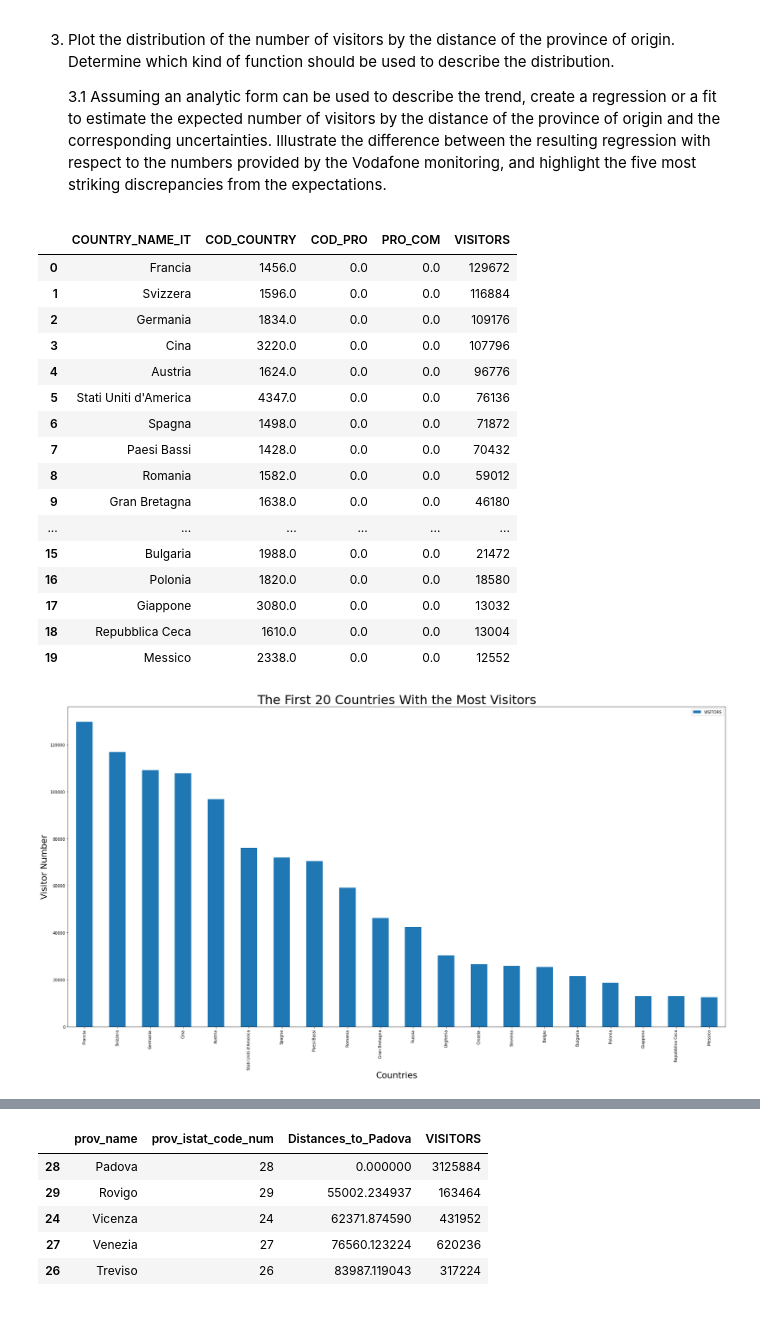
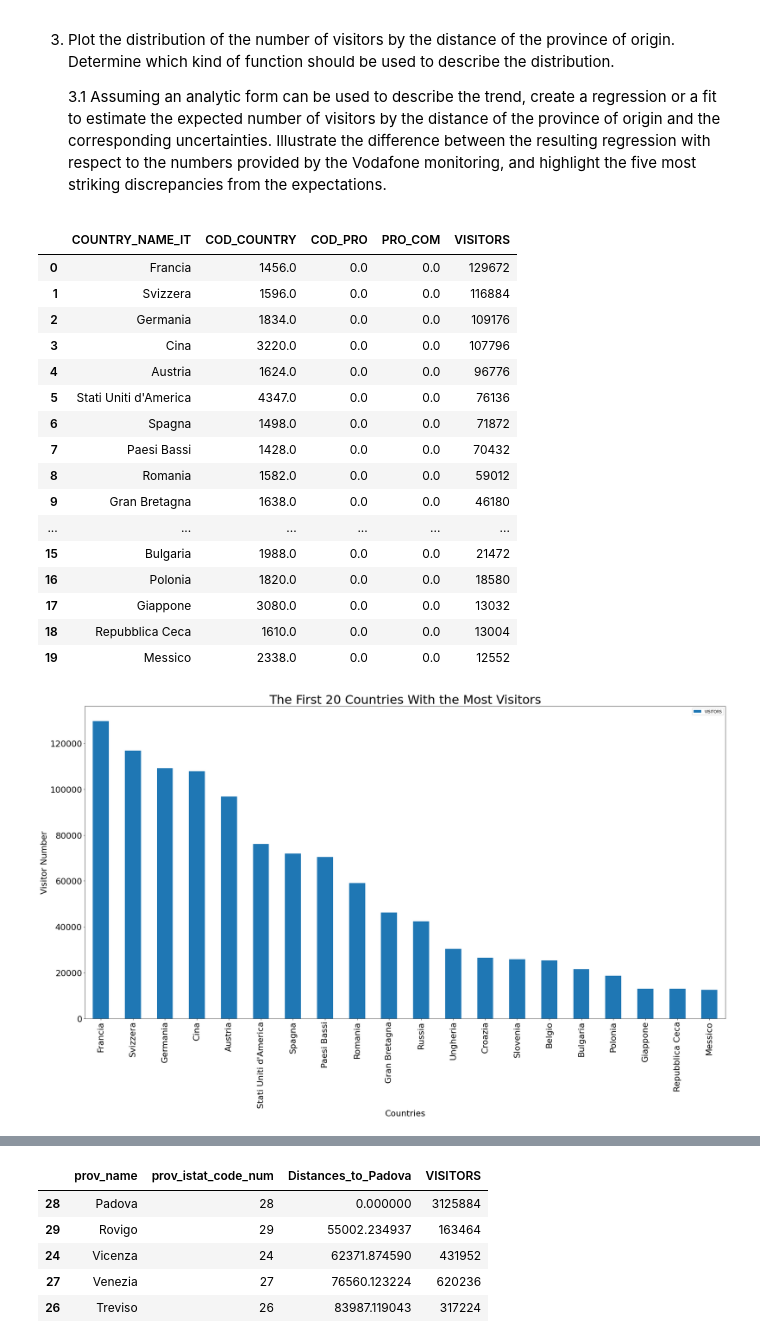
Before and after one commit to mustafaAlgun/Vodafone-Connection-Project, a Jupyter notebook: HLP_Final_Project.ipynb, the cells around one changed output, grey strips where cells are left out. Drawn from its saved outputs; the diff is of its cells as text; code cells hidden in the pictures; blank space fills up the shorter version.

Commit message:
Plot Font size

```diff
--- a/HLP_Final_Project.ipynb
+++ b/HLP_Final_Project.ipynb
@@ -97,35 +97,36 @@ df_day_od_orj = pd.read_csv('day_od.csv',sep=',',encoding='utf-16',header=0)
 # Filtering the foreigners
 df_ranking = df_distinct_users[df_distinct_users['CUST_CLASS']=="foreigner"].merge(df_codici_nazioni)
 # Ranking of foreign visitors
 df_ranking_20 = df_ranking.groupby('COUNTRY_NAME_IT').sum('VISITORS').sort_values(by="VISITORS", ascending=False).head(20)
 df_ranking_20 = df_ranking_20.reset_index()
 
 ax = df_ranking_20.plot.bar(x='COUNTRY_NAME_IT', y='VISITORS',figsize=(30, 15))
 ax.set_title('The First 20 Countries With the Most Visitors', fontdict={'size':32})
 ax.set_ylabel(ylabel='Visitor Number', fontdict={'size':22})
 ax.set_xlabel(xlabel='Countries', fontdict={'size':22})
-
+plt.xticks(fontsize=22)
+plt.yticks(fontsize=22)
 
 df_ranking_20
 # %% [output]
 |  | COUNTRY_NAME_IT | COD_COUNTRY | COD_PRO | PRO_COM | VISITORS |
 | 0 | Francia | 1456.0 | 0.0 | 0.0 | 129672 |
 | 1 | Svizzera | 1596.0 | 0.0 | 0.0 | 116884 |
 | 2 | Germania | 1834.0 | 0.0 | 0.0 | 109176 |
 | 3 | Cina | 3220.0 | 0.0 | 0.0 | 107796 |
 | 4 | Austria | 1624.0 | 0.0 | 0.0 | 96776 |
 | 5 | Stati Uniti d'America | 4347.0 | 0.0 | 0.0 | 76136 |
 | 6 | Spagna | 1498.0 | 0.0 | 0.0 | 71872 |
 | 7 | Paesi Bassi | 1428.0 | 0.0 | 0.0 | 70432 |
 | 8 | Romania | 1582.0 | 0.0 | 0.0 | 59012 |
 | 9 | Gran Bretagna | 1638.0 | 0.0 | 0.0 | 46180 |
 | ... | ... | ... | ... | ... | ... |
 | 15 | Bulgaria | 1988.0 | 0.0 | 0.0 | 21472 |
 | 16 | Polonia | 1820.0 | 0.0 | 0.0 | 18580 |
 | 17 | Giappone | 3080.0 | 0.0 | 0.0 | 13032 |
 | 18 | Repubblica Ceca | 1610.0 | 0.0 | 0.0 | 13004 |
 | 19 | Messico | 2338.0 | 0.0 | 0.0 | 12552 |
-[figure, old version]
+[figure, new version]
 # %%
 # 1.2
 df_inhabitant = pd.read_csv('population_2019.csv',sep=',',encoding="latin-1")
```
Also changed, not shown: parts of 1 cell of this notebook.
